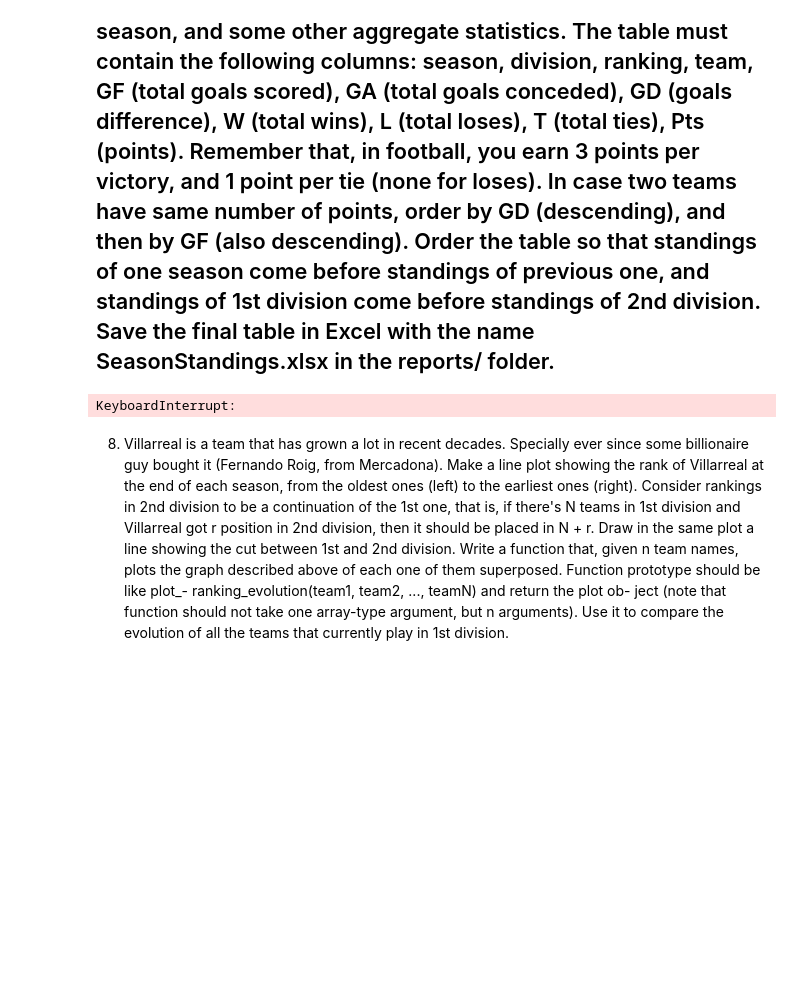
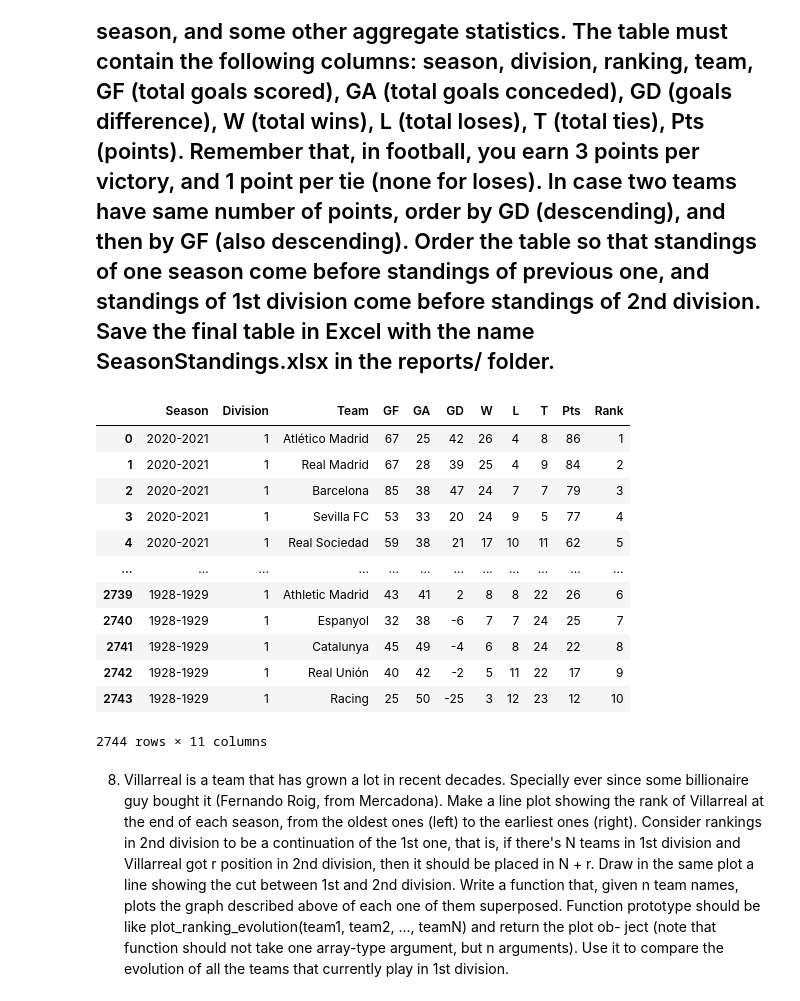
Before and after one commit to MellacE98/LaQuinielaUAB, a Jupyter notebook: LaLigaDataAnalysis.ipynb, the cells around one changed output. Saved outputs shown, nothing was run; the diff lists cells and outputs as text; code cells hidden in the pictures; blank space fills up the shorter version.

```diff
--- a/LaLigaDataAnalysis.ipynb
+++ b/LaLigaDataAnalysis.ipynb
@@ -445,43 +446,57 @@ df_standings = df.copy()
 points_conditions = [(df_standings['result']=='1'), (df_standings['result']=='X'), (df_standings['result']=='2')]
 points_values_home = [3, 1, 0]
 points_values_away = [0, 1, 3]
 win_home = [1, 0, 0]
 win_away = [0, 0, 1]
 df_standings['points_home'] = np.select(points_conditions, points_values_home)
 df_standings['points_away'] = np.select(points_conditions, points_values_away)
 df_standings['win_home'] = np.select(points_conditions, win_home)
 df_standings['win_away'] = np.select(points_conditions, win_away)
-#print(df_standings)
 
 seasons_all = sorted(df_standings["season"].unique())
 divisions_all = sorted(df_standings["division"].unique())
 teams = sorted(df_standings["home_team"].unique())
 
-Standings = pd.DataFrame(columns=['Season', 'Division', 'Rank', 'Team', 'GF', 'GA', 'GD', 'W', 'L', 'T', 'Pts'])
-
+all_seasons = []
 for season in seasons_all:
     Data_season = df_standings.loc[df_standings["season"] == season]
     for division in sorted(Data_season['division'].unique()):
+        season_standings = []
         Data_division = Data_season.loc[Data_season['division'] == division]
         for team in sorted(Data_division['home_team'].unique()):
             Data_team_home = Data_division.loc[Data_division["home_team"]==team]
             Data_team_away = Data_division.loc[Data_division["away_team"]==team]
             GF = Data_team_home['goals_home'].sum() + Data_team_away['goals_away'].sum()
             GA = Data_team_home['goals_away'].sum() + Data_team_away['goals_home'].sum()
             GD = GF - GA
             W  = Data_team_home['win_home'].sum() + Data_team_away['win_away'].sum()
             L  = Data_team_home['win_away'].sum() + Data_team_away['win_home'].sum()
             T  = len(df_standings.loc[df_standings['season'] == '2020-2021'].loc[df_standings['division']==1]['matchday'].unique()) - W - L
             Points = Data_team_home['points_home'].sum() + Data_team_away['points_away'].sum()
+            season_standings.append({'Season':season, 'Division':division, 'Team':team, 'GF':GF, 'GA':GA, 'GD':GD, 'W':W, 'L':L, 'T':T, 'Pts':Points})
+        season_standings = pd.DataFrame(season_standings)
+        season_standings["Rank"] = season_standings[['Pts', 'GD', 'GF']].apply(tuple, axis=1).rank(method='dense',ascending=False).astype(int)
+        all_seasons.append(season_standings)
 
-            Standings = Standings.append({'Season':season, 'Division':division, 'Rank':0, 'Team':team, 'GF':GF, 'GA':GA, 'GD':GD, 'W':W, 'L':L, 'T':T,'Pts':Points}, ignore_index=True)
-        Standings.sort_values(by=['Pts'], ascending=False)
-
-# df2 = df.sort_values(['Courses', 'Discount'],
-#               ascending = [True, True])
-print(Standings)
+all_seasons = pd.concat(all_seasons)
+all_seasons = all_seasons.sort_values(by=['Season', 'Division', 'Rank'], ascending=[False, True, True])
+all_seasons = all_seasons[all_seasons['Season'] != '2021-2022'].copy(deep=True)
+all_seasons.reset_index(drop=True, inplace=True)
+all_seasons
 # %% [output]
+|  | Season | Division | Team | GF | GA | GD | W | L | T | Pts | Rank |
+| 0 | 2020-2021 | 1 | Atlético Madrid | 67 | 25 | 42 | 26 | 4 | 8 | 86 | 1 |
+| 1 | 2020-2021 | 1 | Real Madrid | 67 | 28 | 39 | 25 | 4 | 9 | 84 | 2 |
+| 2 | 2020-2021 | 1 | Barcelona | 85 | 38 | 47 | 24 | 7 | 7 | 79 | 3 |
+| 3 | 2020-2021 | 1 | Sevilla FC | 53 | 33 | 20 | 24 | 9 | 5 | 77 | 4 |
+| 4 | 2020-2021 | 1 | Real Sociedad | 59 | 38 | 21 | 17 | 10 | 11 | 62 | 5 |
+| ... | ... | ... | ... | ... | ... | ... | ... | ... | ... | ... | ... |
+| 2739 | 1928-1929 | 1 | Athletic Madrid | 43 | 41 | 2 | 8 | 8 | 22 | 26 | 6 |
+| 2740 | 1928-1929 | 1 | Espanyol | 32 | 38 | -6 | 7 | 7 | 24 | 25 | 7 |
+| 2741 | 1928-1929 | 1 | Catalunya | 45 | 49 | -4 | 6 | 8 | 24 | 22 | 8 |
+| 2742 | 1928-1929 | 1 | Real Unión | 40 | 42 | -2 | 5 | 11 | 22 | 17 | 9 |
+| 2743 | 1928-1929 | 1 | Racing | 25 | 50 | -25 | 3 | 12 | 23 | 12 | 10 |
-KeyboardInterrupt:
+2744 rows × 11 columns
 # %% [markdown]
 8. Villarreal is a team that has grown a lot in recent decades. Specially ever since some billionaire guy bought it (Fernando Roig, from Mercadona). Make a line plot showing the rank of Villarreal at the end of each season, from the oldest ones (left) to the earliest ones (right). Consider rankings in 2nd division to be a continuation of the 1st one, that is, if there's N teams in 1st division and Villarreal got r position in 2nd division, then it should be placed in N + r. Draw in the same plot a line showing the cut between 1st and 2nd division.
-Write a function that, given n team names, plots the graph described above of each one of them superposed. Function prototype should be like plot_- ranking_evolution(team1, team2, ..., teamN) and return the plot ob- ject (note that function should not take one array-type argument, but n arguments). Use it to compare the evolution of all the teams that currently play in 1st division.
+Write a function that, given n team names, plots the graph described above of each one of them superposed. Function prototype should be like plot_ranking_evolution(team1, team2, ..., teamN) and return the plot ob- ject (note that function should not take one array-type argument, but n arguments). Use it to compare the evolution of all the teams that currently play in 1st division.
```
Also changed, not shown: parts of 10 cells of this notebook.
